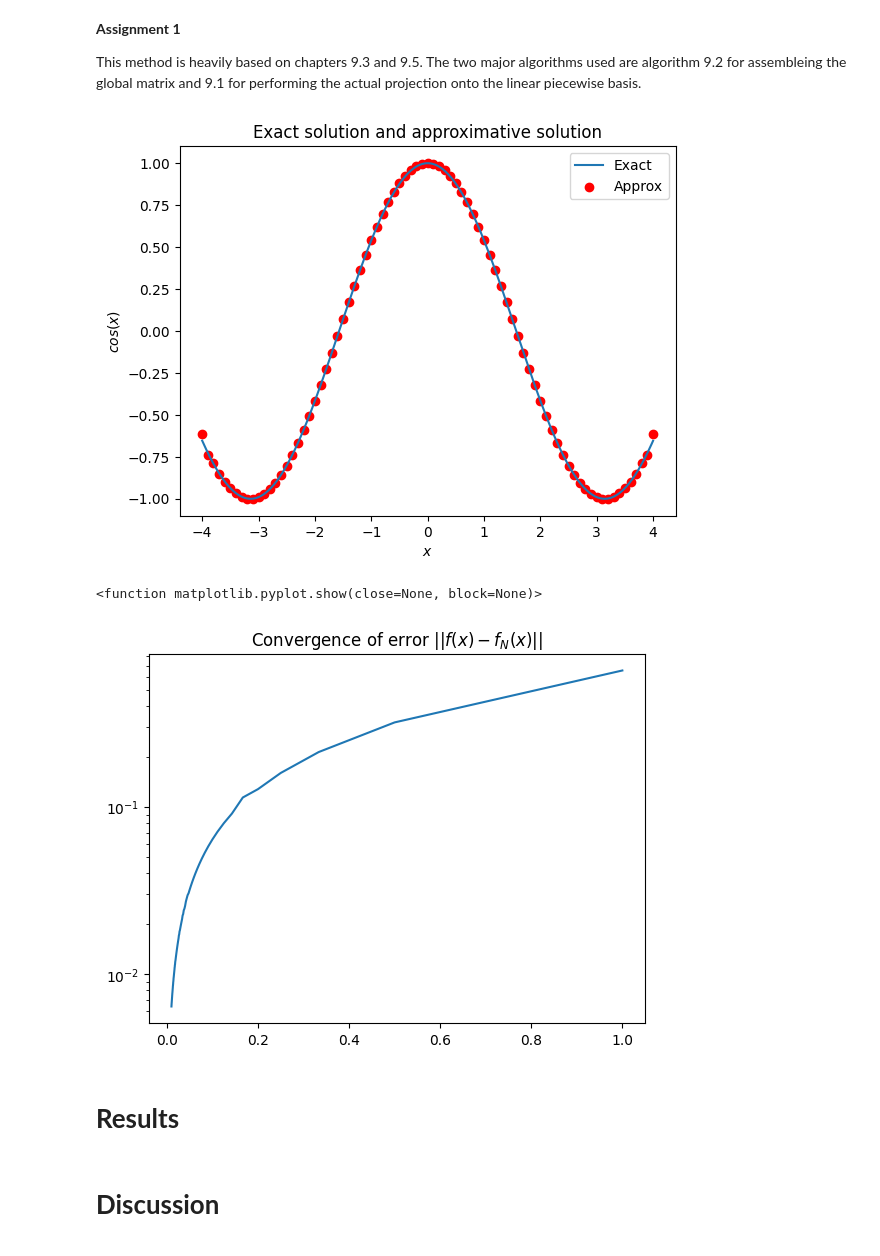
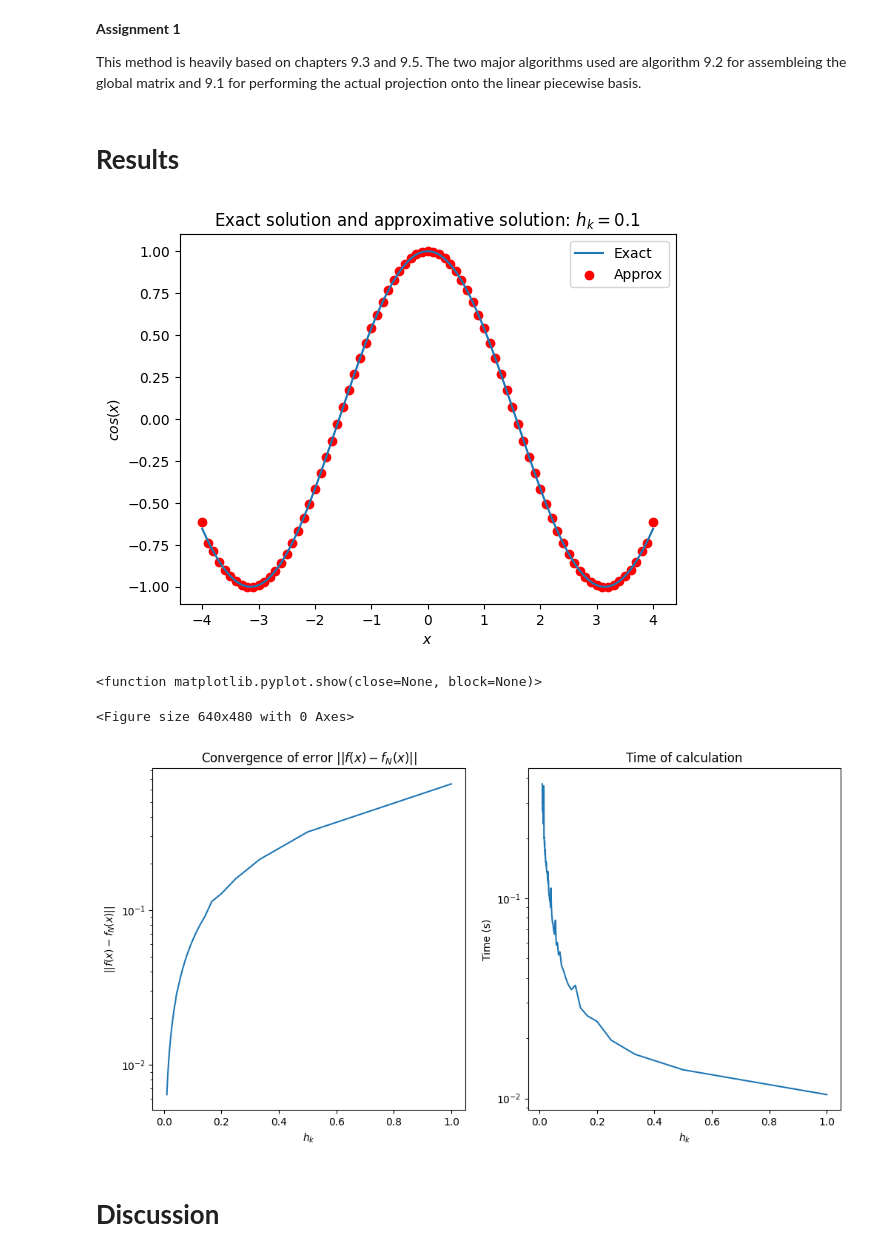
Before and after one commit to johanhoffman/DD2363_VT24, a Jupyter notebook: Lab3/Widen00_lab3.ipynb, the cells around one changed output. Cells and saved outputs as stored; diff of their text form; code cells hidden in the pictures.

```diff
--- a/Lab3/Widen00_lab3.ipynb
+++ b/Lab3/Widen00_lab3.ipynb
@@ -235,42 +227,61 @@ f_approx_mesh, f_approx, alpha, x_vec = l2_to_pw(f, mesh)
 
 #"Linear" range for exact funtion
 t = np.arange(x_0, x_n, 0.001)
-plt.figure(1)
-plt.plot(t, f(t), label="Exact")
-#plt.scatter(mesh, alpha)
-#plt.scatter(mesh, f_approx)
-plt.scatter(mesh, f_approx_mesh, color='r', label ="Approx")
-plt.title("Exact solution and approximative solution")
-plt.xlabel("$x$")
-plt.ylabel("$cos(x)$")
-plt.legend()
-plt.show()
 
 #Iterate over different mesh fineness
 divisions = 100
 error_vec = np.zeros(divisions)
 int_vec = np.zeros(divisions)
+t_vec = np.zeros(divisions)
 d = 0
 for p in range(1, divisions+1):
   interval = 1/p
   mesh_int = np.arange(x_0 ,x_n+interval, interval)
+  # Time the calculation
+  t1 = time.perf_counter_ns()
   f_approx_mesh_int, f_approx, alpha, x_vec = l2_to_pw(f, mesh_int)
+  t2 = time.perf_counter_ns()
+  t_tot = (t2-t1)/(10**9)
   f_exact_mesh = np.zeros_like(f_approx_mesh_int)
   for i in range(0, len(f_exact_mesh)):
     f_exact_mesh[i] = f(mesh_int[i])
   error_vec[d] = np.linalg.norm(f_approx_mesh_int - f_exact_mesh)
   int_vec[d] = interval
+  t_vec[d] = t_tot
   d += 1
-
-plt.figure(2)
-plt.semilogy(int_vec, error_vec)
-plt.title("Convergence of error $||f(x) - f_N(x)||$")
-plt.show
-# %% [output]
-[figure, removed]
-<function matplotlib.pyplot.show(close=None, block=None)>
-[figure, removed]
 # %% [markdown]
 # **Results**
+# %%
+# Plot all results
+
+plt.figure(1)
+plt.plot(t, f(t), label="Exact")
+plt.scatter(mesh, f_approx_mesh, color='r', label ="Approx")
+plt.title("Exact solution and approximative solution: $h_k = 0.1$")
+plt.xlabel("$x$")
+plt.ylabel("$cos(x)$")
+plt.legend()
+plt.show()
+
+plt.figure(2)
+plt.figure(figsize=(12,6))
+plt.subplot(121)
+plt.semilogy(int_vec, error_vec)
+plt.title("Convergence of error $||f(x) - f_N(x)||$")
+plt.ylabel("$||f(x) - f_N(x)||$")
+plt.xlabel("$h_k$")
+plt.show
+
+plt.subplot(122)
+plt.semilogy(int_vec, t_vec)
+plt.title("Time of calculation")
+plt.ylabel("Time (s)")
+plt.xlabel("$h_k$")
+plt.show
+# %% [output]
+[figure, added]
+<function matplotlib.pyplot.show(close=None, block=None)>
+<Figure size 640x480 with 0 Axes>
+[figure, added]
 # %% [markdown]
 # **Discussion**
```
Also changed, not shown: parts of 2 cells of this notebook.
